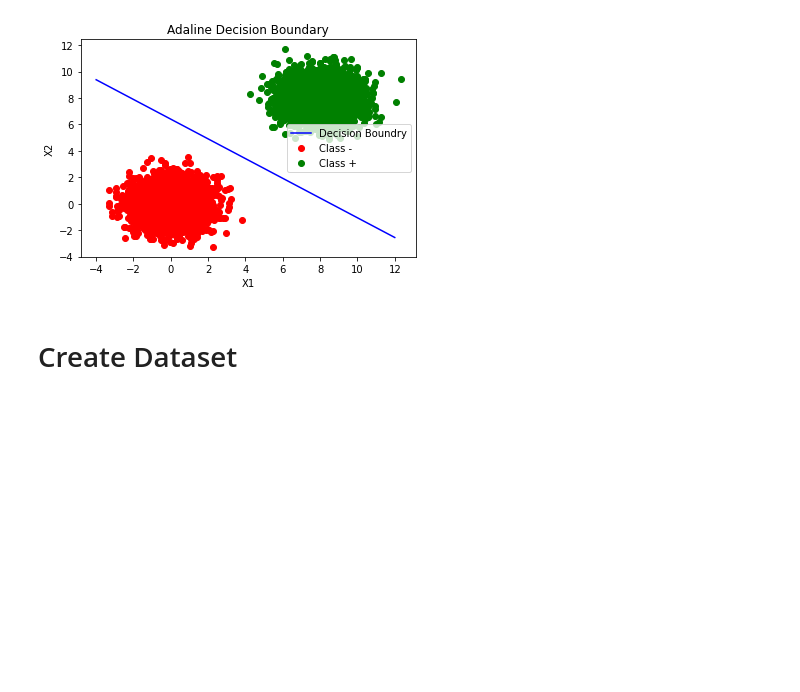
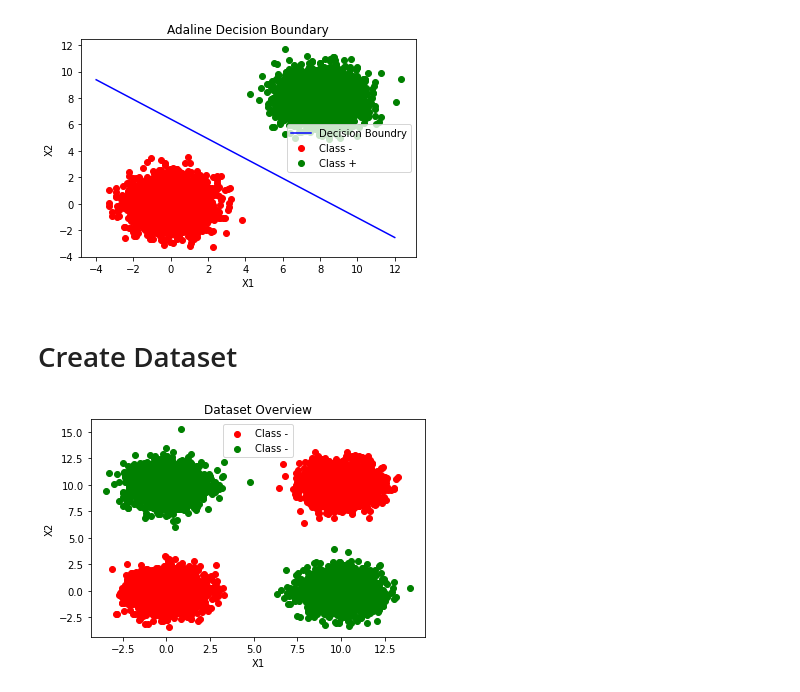
Before and after one commit to AUT-Student/NN-HW2, a Jupyter notebook: NN_HW1.ipynb, the cells around one changed output. Saved outputs shown, nothing was run; the diff lists cells and outputs as text; code cells hidden in the pictures; blank space fills up the shorter version.

Commit message:
Create XOR Dataset

```diff
--- a/NN_HW1.ipynb
+++ b/NN_HW1.ipynb
@@ -168,0 +162,32 @@ number_data_per_class = 5000
+# %%
+cov = [[1, 0], [0, 1]]
+
+mean_00 = [0, 0]
+mean_01 = [0, 10]
+mean_10 = [10, 0]
+mean_11 = [10, 10]
+
+number_data_per_part = 2500
+# %%
+dataset_00 = pd.DataFrame(np.random.multivariate_normal(mean_00, cov, number_data_per_part), columns=["X1", "X2"])
+dataset_00["Y"] = [-1] * number_data_per_part
+
+dataset_11 = pd.DataFrame(np.random.multivariate_normal(mean_11, cov, number_data_per_part), columns=["X1", "X2"])
+dataset_11["Y"] = [-1] * number_data_per_part
+
+dataset_01 = pd.DataFrame(np.random.multivariate_normal(mean_01, cov, number_data_per_part), columns=["X1", "X2"])
+dataset_01["Y"] = [+1] * number_data_per_part
+
+dataset_10 = pd.DataFrame(np.random.multivariate_normal(mean_10, cov, number_data_per_part), columns=["X1", "X2"])
+dataset_10["Y"] = [+1] * number_data_per_part
+# %%
+plt.scatter(dataset_00["X1"].append(dataset_11["X1"]), dataset_00["X2"].append(dataset_11["X2"]), label="Class -", c="red")
+plt.scatter(dataset_01["X1"].append(dataset_10["X1"]), dataset_01["X2"].append(dataset_10["X2"]), label="Class -", c="green")
+
+plt.legend()
+plt.xlabel("X1")
+plt.ylabel("X2")
+plt.title("Dataset Overview")
+plt.show()
+# %% [output]
+[figure, added]
```
Also changed, not shown: parts of 3 cells of this notebook.
